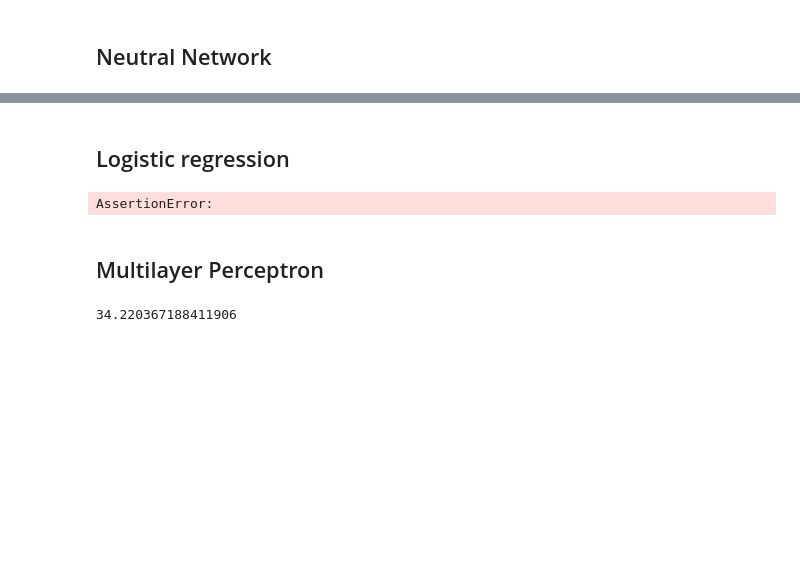
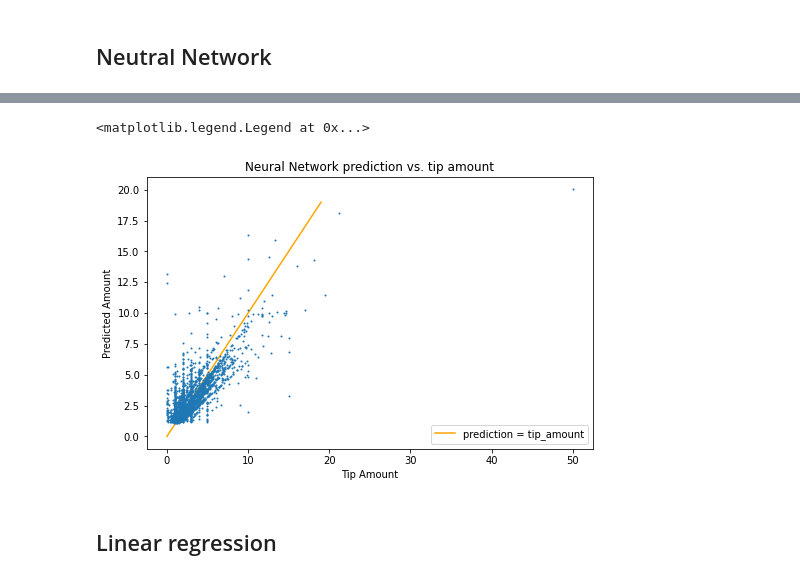
Before and after one commit to MAST30034-Applied-Data-Science/mast30034-project-1-JMelleuish, a Jupyter notebook: notebooks/Statistical_Modelling.ipynb, the cells around one changed output, grey strips where cells are left out. Cells and saved outputs as stored; diff of their text form; code cells hidden in the pictures; blank space fills up the shorter version.

```diff
--- a/notebooks/Statistical_Modelling.ipynb
+++ b/notebooks/Statistical_Modelling.ipynb
@@ -182,28 +191,19 @@ Model R^2: 0.1054
+# %%
+comparison.sort_values(by=['tip_amount'])
+x = comparison['tip_amount']
+y = comparison['prediction']
+fig, ax = plt.subplots(figsize=(8,5))
+line = range(20)
+onetoone = [x for x in range(20)]
+fare_df = pd.DataFrame({"Tip Amount": x, "Predicted Amount":y})
+fare_df = fare_df.sample(frac=0.01, replace=True, random_state=1)
+p = np.poly1d(np.polyfit(x, y, 1))
+tip_reg = [p(x) for x in range(20)]
+ax.plot(line, onetoone, zorder=1, color = 'orange')
+fare_df.plot(kind='scatter', x= 'Tip Amount', y= 'Predicted Amount', s = 1, title="Neural Network: prediction vs. tip amount", ax = ax, zorder =-1)
+plt.legend(['prediction = tip_amount', 'R^2 = 0.5412'], loc = 'lower right')
+# %% [output]
+<matplotlib.legend.Legend at 0x...>
+[figure, added]
 # %% [markdown]
-## Logistic regression
+## Linear regression
-# %%
-from pyspark.ml.classification import LogisticRegression
-from pyspark.ml.feature import RFormula
-
-#eatures = 'features'
-#input_cols = ['fare_amount', 'passenger_count', 'pickup_location', 'trip_distance_km', 'temp', 'dew_point', 'pressure', 'wind_speed', 'wind_direction']
-
-formula=RFormula(formula = "tip_amount ~ fare_amount + passenger_count + pickup_location + trip_distance_km + temp + dew_point + pressure + wind_speed + wind_direction", featuresCol= "features", labelCol= "label")
-output = formula.fit(sdf).transform(sdf)
-model_sdf = output.select("label","features")
-
-model_sdf = model_sdf.withColumn("label", when(model_sdf["label"] > 0, 1).otherwise(model_sdf["label"]))
-
-# Split the data into train and test
-splits = model_sdf.randomSplit([0.8, 0.2], 1234)
-train = splits[0]
-test = splits[1]
-
-# Fit the model
-lrModel = LogisticRegression().fit(train)
-lrModel.summary
-# Print the coefficients and intercept for logistic regression
-# print("Coefficients: " + str(lrModel.coefficients))
-# print("Intercept: " + str(lrModel.intercept))
-# %% [output]
-AssertionError:
@@ -225,7 +209,0 @@ fit_all = ols(
-# %% [markdown]
-## Multilayer Perceptron
-# %%
-#sdf[['tip_amount']] <= 10)
-(sdf.select('tip_amount').where(sdf.tip_amount == 0).count() / sdf.select('tip_amount').count())*100
-# %% [output]
-34.220367188411906
```
Also changed, not shown: parts of 41 cells of this notebook, 1 other file.
